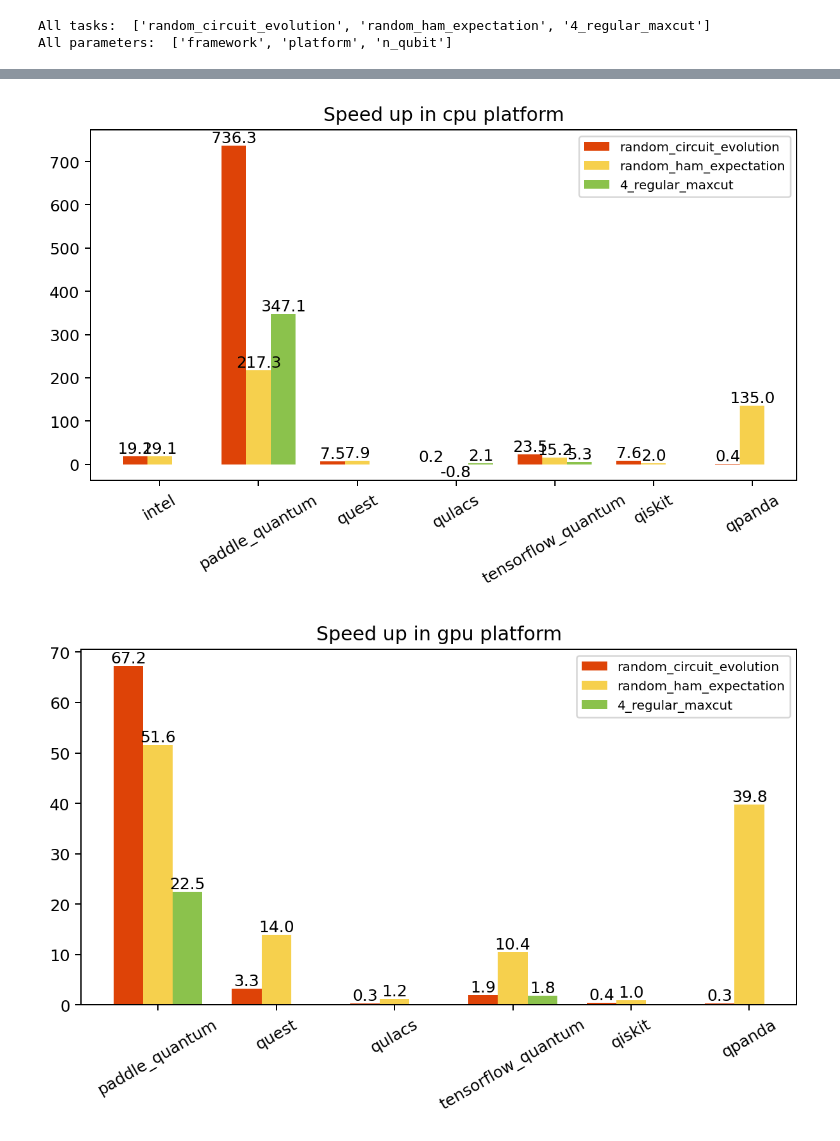
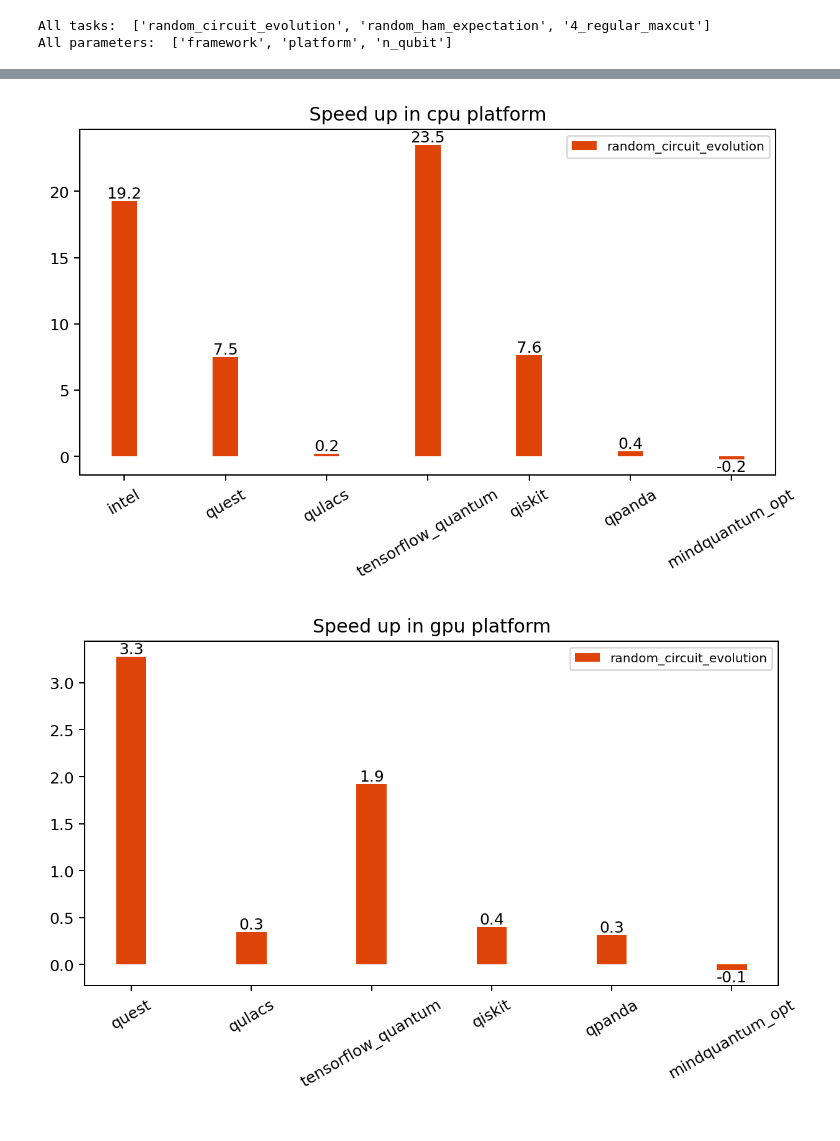
Before and after one commit to donghufeng/benchmark, a Jupyter notebook: tasks/virtualization.ipynb, the cells around one changed output, grey strips where cells are left out. Cells and saved outputs as stored; diff of their text form; code cells hidden in the pictures.

```diff
--- a/tasks/virtualization.ipynb
+++ b/tasks/virtualization.ipynb
@@ -29,6 +29,8 @@ fw_color_map = {
     'tensorflow_quantum': '#dd2a7b',
     'qiskit': '#feda77',
     'qpanda': '#9dd3a8',
+    'mindquantum_cpp': 'r',
+    'mindquantum_opt': 'y'
 }
 task_color_map = {
     'random_circuit_evolution': '#de4307',
@@ -36,8 +38,22 @@ task_color_map = {
     '4_regular_maxcut': '#8bc24c',
 }
 
+class SelectColor:
+    def __init__(self):
+        self.map1=fw_color_map
+        self.map2=task_color_map
+        self.c=list(range(10)) + [chr(i) for i in range(ord('a'), ord('f')+1)]
+    def __getitem__(self, w):
+        if w in self.map1:
+            return self.map1[w]
+        if w in self.map2:
+            return self.map2[w]
+        return self.random_color()
+    def random_color(self):
+        return '#'+''.join(np.random.choice(self.c, 6))
 # framework_filter = ['tensorcircuit', 'qpanda', 'paddle_quantum']
 framework_filter = []
+select_color = SelectColor()
 # %%
 def plot_benchmark(task_name, platform):
     framework_tasks = datas.filter_task(task_name).filter_task_params('platform', platform).split_by_params('framework')
@@ -56,12 +72,12 @@ def plot_benchmark(task_name, platform):
                  '-',
                  label=framework_name,
                  zorder=-1,
-                 c=fw_color_map[framework_name],lw=lw)
+                 c=select_color[framework_name],lw=lw)
         plt.scatter(x,
                     y,
                     s=15,
                     facecolors='w',
-                    edgecolors=fw_color_map[framework_name],
+                    edgecolors=select_color[framework_name],
                     zorder=2)
         x_max = max(x_max, max(x))
         x_min = min(x_min, min(x))
@@ -93,7 +109,10 @@ All framework:  ['intel', 'mindquantum', 'paddle_quantum', 'quest', 'qulacs', 't
 # %%
-def plot_speedup(platform):
+base='mindquantum'
+def plot_speedup(platform, datas):
+    datas = datas.filter_task('random_circuit_evolution')
+    framework_filter = ['paddle_quantum']
     x_frameworks = datas.filter_task_params('platform', platform).find_all_keys('framework')
-    x_frameworks.remove('mindquantum')
+    x_frameworks.remove(base)
     for x in framework_filter:
         x_frameworks.remove(x)
     x_task_names = datas.filter_task_params('platform', platform).find_all_task()
@@ -103,39 +122,41 @@ def plot_speedup(platform):
     plt.subplots(dpi=180, figsize=(8, 4))
 
     for task_id, task_name in enumerate(x_task_names):
         rest_tasks = datas.filter_task(task_name).filter_task_params('platform',platform)
-        mq_tasks = rest_tasks.filter_task_params('framework','mindquantum')
+        mq_tasks = rest_tasks.filter_task_params('framework',base)
         mq_n_qubit, mq_time = mq_tasks.extra_x_time('n_qubit', np.mean)
         res_fws = []
         speedups = []
         for framework in rest_tasks.find_all_keys('framework'):
             if framework in framework_filter:
                 continue
-            if framework != 'mindquantum':
+            if framework != base:
                 other_task = rest_tasks.filter_task_params('framework',framework)
                 other_n_qubit, other_time = other_task.extra_x_time(
                     'n_qubit', np.mean)
                 speedup = []
                 for qid in sorted(list(set(other_n_qubit).intersection(set(mq_n_qubit)))):
+#                     if qid<18:
+#                         continue
                     speedup.append(other_time[other_n_qubit.index(qid)] /
                                 mq_time[mq_n_qubit.index(qid)] - 1)
                 speedup = np.mean(speedup)
                 res_fws.append(framework)
                 speedups.append(speedup)
         res_x = [x_frameworks.index(framework) + relative_x[task_id] for framework in res_fws]
         plt.bar_label(plt.bar(res_x,
                               speedups,
                               bar_width,
                               label=task_name,
-                              facecolor=task_color_map[task_name]),
+                              facecolor=select_color[task_name]),
                       fmt='%.1f')
     plt.xticks(x, x_frameworks, rotation=30)
     plt.legend(loc=1, prop={"size": 8})
     plt.title(f"Speed up in {platform} platform")
-plot_speedup('cpu')
+plot_speedup('cpu', datas)
 # %% [output]
-[figure, old version]
+[figure, new version]
 # %%
-plot_speedup('gpu')
+plot_speedup('gpu', datas)
 # %% [output]
-[figure, old version]
+[figure, new version]
```
Also changed, not shown: parts of 3 cells of this notebook, 18 other files.
